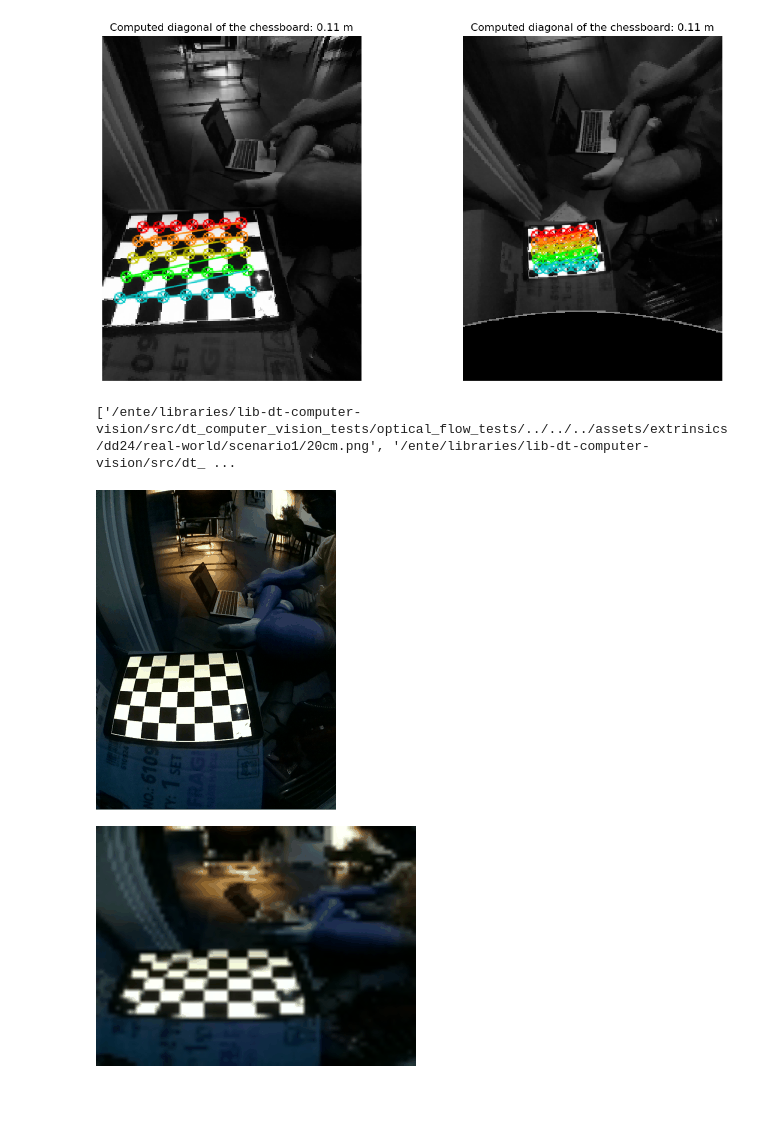
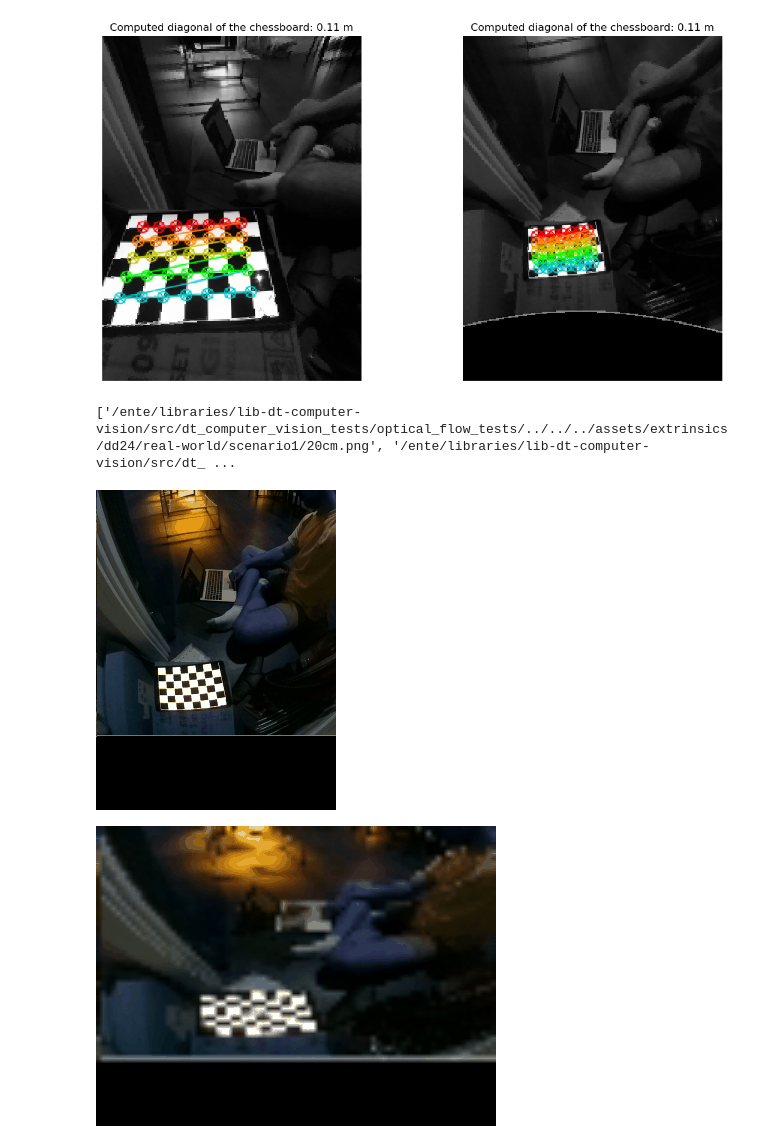
Before and after one commit to duckietown/lib-dt-computer-vision, a Jupyter notebook: notebooks/31-optical-flow-dd24.ipynb, the cells around one changed output. Saved outputs shown, nothing was run; the diff lists cells and outputs as text; code cells hidden in the pictures; blank space fills up the shorter version.

Commit message:
Removed default value for frame_count

```diff
--- a/notebooks/31-optical-flow-dd24.ipynb
+++ b/notebooks/31-optical-flow-dd24.ipynb
@@ -67,6 +73,7 @@ from dt_computer_vision.ground_projection.ground_projector import GroundProjecto
 
 import matplotlib.pyplot as plt
 
+CMs_TO_METERs = 1e-3
 
 image_fpaths = [
     os.path.join(assets_dir, f"extrinsics/dd24/real-world/scenario1/{distance}cm.png") for distance in [20, 50]
@@ -82,7 +89,7 @@ for type, image_fpath in enumerate(image_fpaths):
 
     # Modify the camera's homography to account for the height of the drone
     H_inv = np.linalg.inv(H.camera_specific(camera))
-    H_inv += distance * 1e-3 * np.array([[0, 0, camera.cx], [0, 0, camera.cy], [0, 0, 1]])
+    H_inv += distance * CMs_TO_METERs * np.array([[0, 0, camera.cx], [0, 0, camera.cy], [0, 0, 1]])
     H_floor = np.linalg.inv(H_inv)
 
     ppm: int = 800
@@ -141,7 +148,7 @@ for type, image_fpath in enumerate(image_fpaths):
 
     # Modify the camera's homography to account for the height of the drone
     H_inv = np.linalg.inv(H.camera_specific(camera))
-    H_inv += distance * 1e-3 * np.array([[0, 0, camera.cx], [0, 0, camera.cy], [0, 0, 1]])
+    H_inv += distance * CMs_TO_METERs * np.array([[0, 0, camera.cx], [0, 0, camera.cy], [0, 0, 1]])
     H_floor = np.linalg.inv(H_inv)
 
     camera.H = H_floor
@@ -192,10 +199,11 @@ print(image_fpaths)
 
 
 translation_time = 3    # [s]
+SEQUENCE_LENGTH = 30
 
 # Load the image
-image_fpath = image_fpaths[0]
-sequence = generate_translated_images_sequence(image_fpath, translation_time)
+image_fpath = image_fpaths[1]
+sequence = generate_translated_images_sequence(image_fpath, frame_count=SEQUENCE_LENGTH)
 
 import imageio
 from IPython.display import Image, display
@@ -214,7 +222,7 @@ buffer.seek(0)
 display(Image(data=buffer.read(), format='png'))
 # %% [output]
 ['/ente/libraries/lib-dt-computer-vision/src/dt_computer_vision_tests/optical_flow_tests/../../../assets/extrinsics/dd24/real-world/scenario1/20cm.png', '/ente/libraries/lib-dt-computer-vision/src/dt_ ...
-[figure, old version]
+[figure, new version]
 # %%
 import cv2
 
@@ -229,7 +237,7 @@ config = {
     "img_scale": 0.25
 }
 
-VIS_SCALE = int(1/config["img_scale"])
+VIS_SCALE = 5
 
 # Create an instance of the OpticalFlow class
 optical_flow = OpticalFlow(
@@ -253,36 +261,36 @@ for image in sequence:
     displacements_array, velocities_arr, locations, vis, debug_str = optical_flow.compute_motion_vectors(image, delta_t, debug_viz_on=True)
 
     # Scale up the image
-    debug_image = cv2.resize(vis, (vis.shape[1]*VIS_SCALE, vis.shape[0]*VIS_SCALE))
+    debug_image = cv2.resize(vis, (int(vis.shape[1]*VIS_SCALE), int(vis.shape[0]*VIS_SCALE)))
 
     # Embed debug string in the debug image
     cv2.putText(debug_image, debug_str, (10, 30), cv2.FONT_HERSHEY_SIMPLEX, 0.5, (0, 255, 0), 2)
 
     debug_images.append(debug_image)
     features_locations.append(locations)
     disp_vectors.append(displacements_array)
     vel_vectors.append(velocities_arr)
     debug_strs.append(debug_str)
 
 # Display the optical flow
 
 import imageio
 from IPython.display import Image, display
 import io
 
 # Create an in-memory bytes buffer
 buffer = io.BytesIO()
 
 # Save the animation to the buffer
 imageio.mimsave(buffer, debug_images, format='GIF', duration=translation_time / len(sequence))
 
 # Move the cursor of the buffer to the start
 buffer.seek(0)
 
 # Display the gif
 display(Image(data=buffer.read(), format='png'))
 # %% [output]
-[figure, old version]
+[figure, new version]
 # %%
 distance = float(image_fpath.split('/')[-1].split('cm')[0])
 
```
Also changed, not shown: parts of 2 cells of this notebook, 1 other file.
